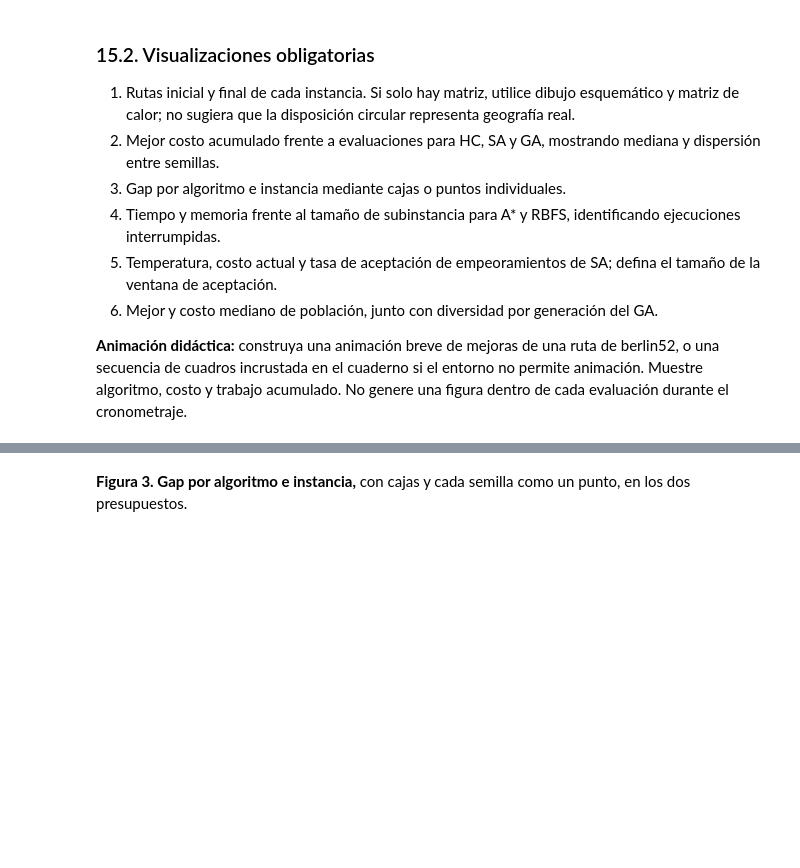
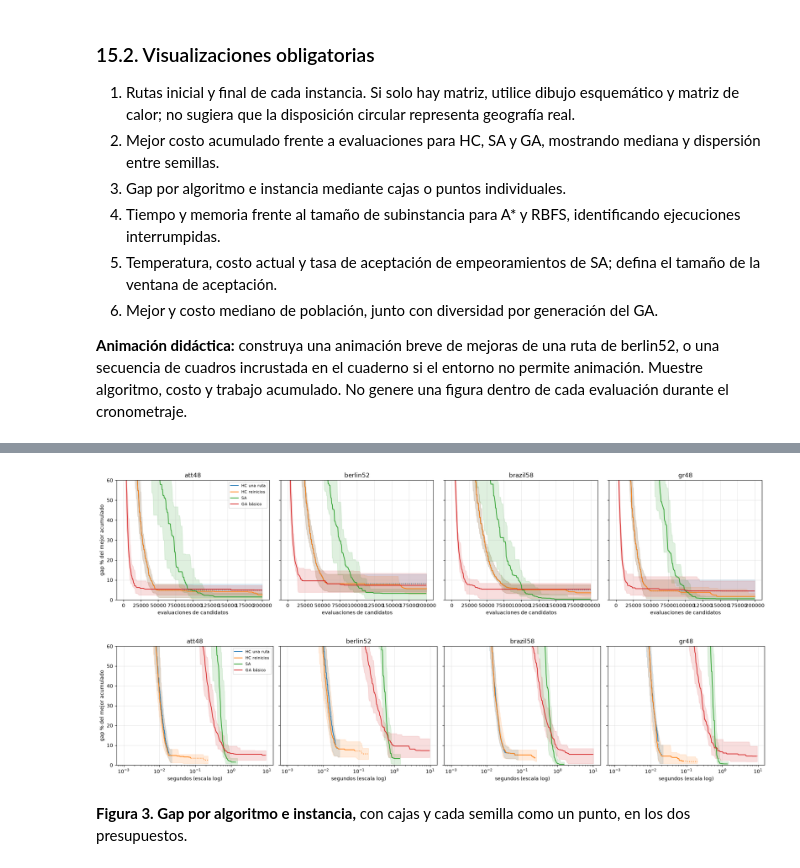
Before and after one commit to Gartner24/ia-taller3-tsp, a Jupyter notebook: Taller_IA_TSP_AStar_MST_HC_SA_GA_RBFS.ipynb, the cells around one changed output, grey strips where cells are left out. Cells and saved outputs as stored; diff of their text form; code cells hidden in the pictures; blank space fills up the shorter version.

```diff
--- a/Taller_IA_TSP_AStar_MST_HC_SA_GA_RBFS.ipynb
+++ b/Taller_IA_TSP_AStar_MST_HC_SA_GA_RBFS.ipynb
@@ -2889,3 +3417,44 @@ plot_curves(1, "segundos (escala log)", lambda rs: max(r.elapsed_seconds for r i
+# %%
+COLORS = dict(zip(LOCAL, ["tab:blue", "tab:orange", "tab:green", "tab:red"]))
+
+
+def curve(history, grid, axis):
+    xs = np.array([h[axis] for h in history])
+    ys = np.array([h[2] for h in history], dtype=float)
+    return ys[np.maximum(np.searchsorted(xs, grid, side="right") - 1, 0)]
+
+
+def plot_curves(axis, xlabel, grid_max, log_x):
+    fig, axes = plt.subplots(1, 4, figsize=(19, 4.3), sharey=True)
+    for ax, name in zip(axes, MANDATORY):
+        opt = INSTANCES[name].optimum
+        for alg in LOCAL:
+            rs = [runs_b[(name, alg, s, 200_000)] for s in SEEDS]
+            top = grid_max(rs)
+            grid = np.geomspace(1e-3 if axis else 1, top, 300) if log_x else np.linspace(1, top, 300)
+            gaps = np.array([100 * (curve(r.history, grid, axis) - opt) / opt for r in rs])
+            ends = [r.candidate_evaluations if axis == 0 else r.elapsed_seconds for r in rs]
+            med = np.median(gaps, axis=0)
+            live = grid <= min(ends)
+            ax.fill_between(grid, gaps.min(axis=0), gaps.max(axis=0), color=COLORS[alg], alpha=0.15)
+            ax.plot(grid[live], med[live], color=COLORS[alg], label=alg)
+            ax.plot(grid[~live], med[~live], ":", color=COLORS[alg])
+        ax.set_ylim(0, 60)
+        ax.set_title(name)
+        ax.set_xlabel(xlabel)
+        if log_x:
+            ax.set_xscale("log")
+    axes[0].set_ylabel("gap % del mejor acumulado")
+    axes[0].legend(fontsize=8)
+    plt.tight_layout()
+    plt.show()
+
+
+plot_curves(0, "evaluaciones de candidatos", lambda rs: 200_000, False)
+plot_curves(1, "segundos (escala log)", lambda rs: max(r.elapsed_seconds for r in rs), True)
+# %% [output]
+[figure, added]
+[figure, added]
 # %% [markdown]
 **Figura 3. Gap por algoritmo e instancia,** con cajas y cada semilla como un punto, en los dos presupuestos.
 # %%
```
Also changed, not shown: parts of 323 cells of this notebook, 16 other files.
